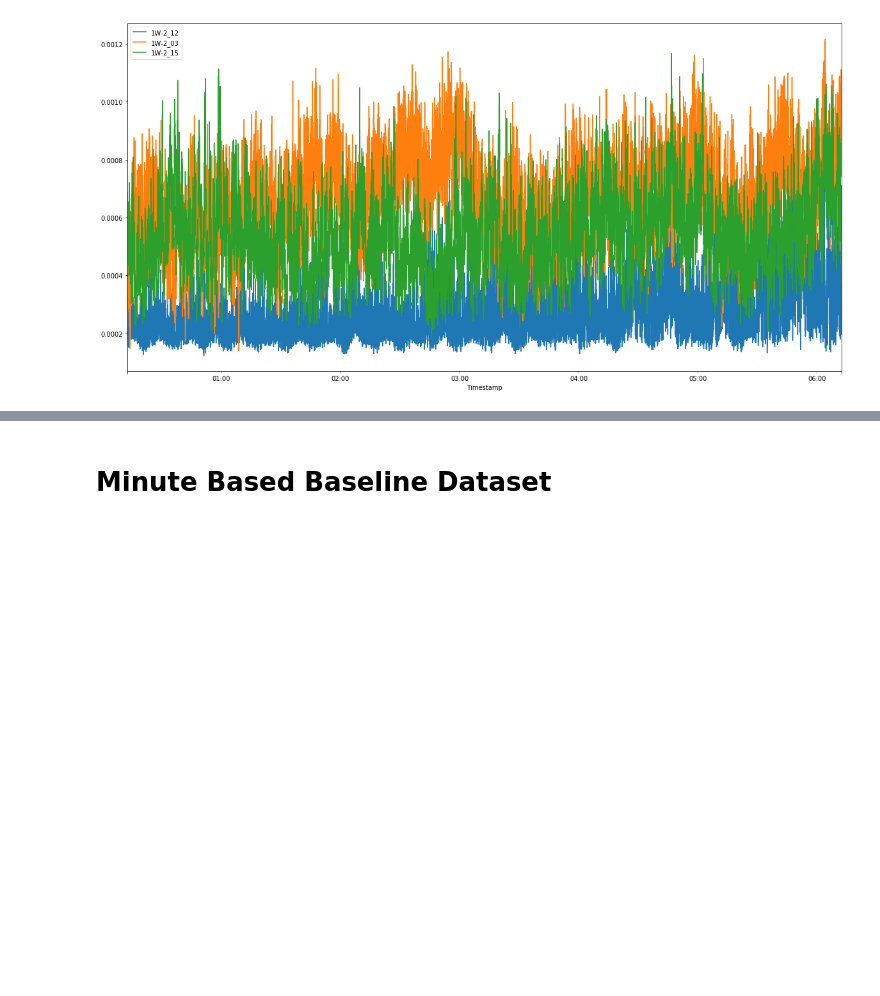
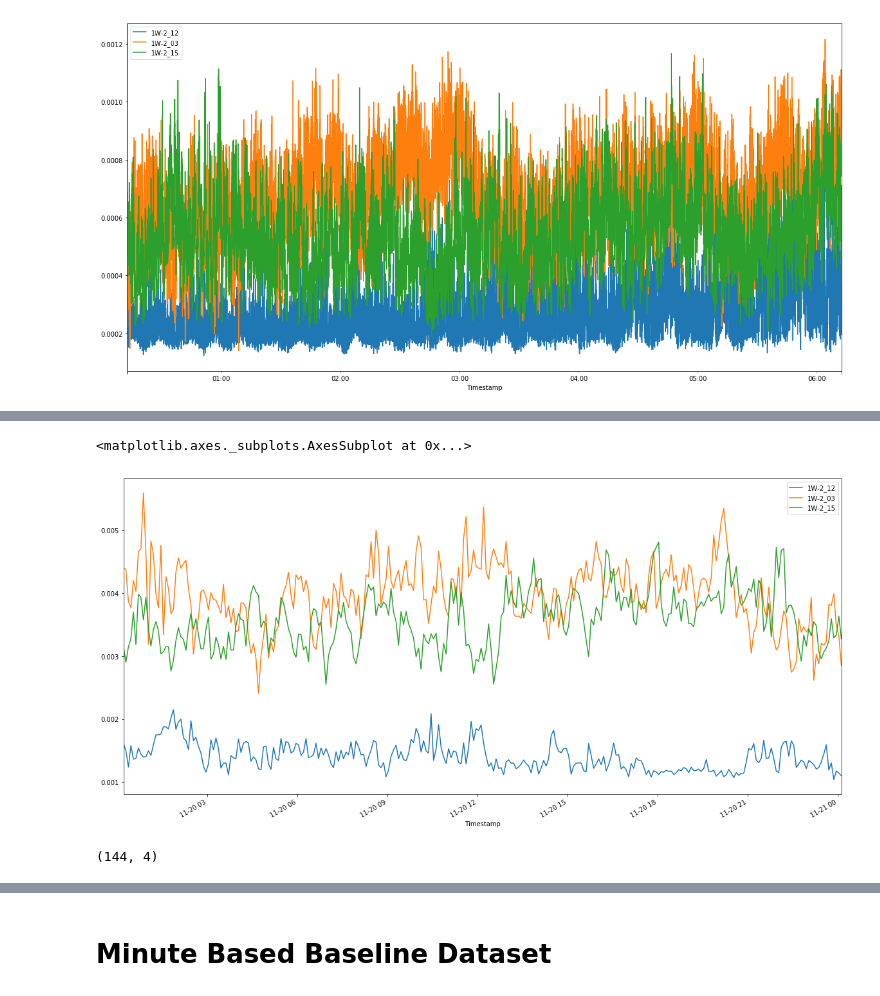
Before and after one commit to xw0078/ub_fall17_seb, a Jupyter notebook: Dataset Overview.ipynb, the cells around one changed output, grey strips where cells are left out. Cells and saved outputs as stored; diff of their text form; code cells hidden in the pictures; blank space fills up the shorter version.

```diff
--- a/Dataset Overview.ipynb
+++ b/Dataset Overview.ipynb
@@ -76,0 +83,15 @@ df_base_1s.plot(x='Timestamp', y= ['1W-2_12','1W-2_03','1W-2_15'], figsize=(20,1
+# %%
+def avg_from_avg1min(d_1min,time_scale):
+    d_5min = []
+    for i in range(0,int(1440/time_scale)):
+        ch1_avg = 0
+        ch2_avg = 0
+        ch3_avg = 0
+        for j in range(0,time_scale):
+            ch1_avg += d_1min.iloc[i*time_scale+j][0]
+            ch2_avg += d_1min.iloc[i*time_scale+j][1]
+            ch3_avg += d_1min.iloc[i*time_scale+j][2]
+        d_5min.append([ch1_avg,ch2_avg,ch3_avg,d_1min.iloc[i*time_scale][3]])
+    return pd.DataFrame(d_5min, columns=['1W-2_12','1W-2_03','1W-2_15','Timestamp'])
+
+df_nov20_5m = avg_from_avg1min(df_nov20_1m, 5)
@@ -76,0 +111,10 @@ df_base_1s.plot(x='Timestamp', y= ['1W-2_12','1W-2_03','1W-2_15'], figsize=(20,1
+# %%
+df_nov20_5m.plot(x='Timestamp', y= ['1W-2_12','1W-2_03','1W-2_15'], figsize=(20,10))
+# %% [output]
+<matplotlib.axes._subplots.AxesSubplot at 0x...>
+[figure, added]
+# %%
+df_nov20_10m = avg_from_avg1min(df_nov20_1m, 10)
+df_nov20_10m.shape
+# %% [output]
+(144, 4)
```
Also changed, not shown: parts of 36 cells of this notebook.
